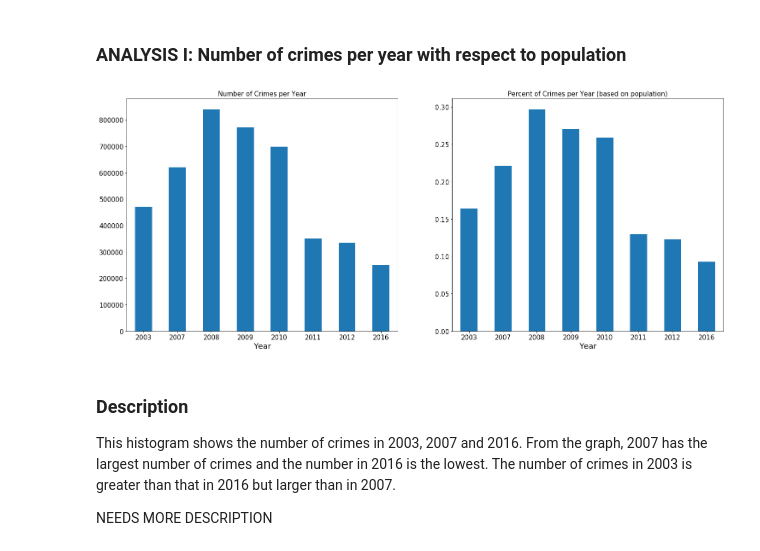
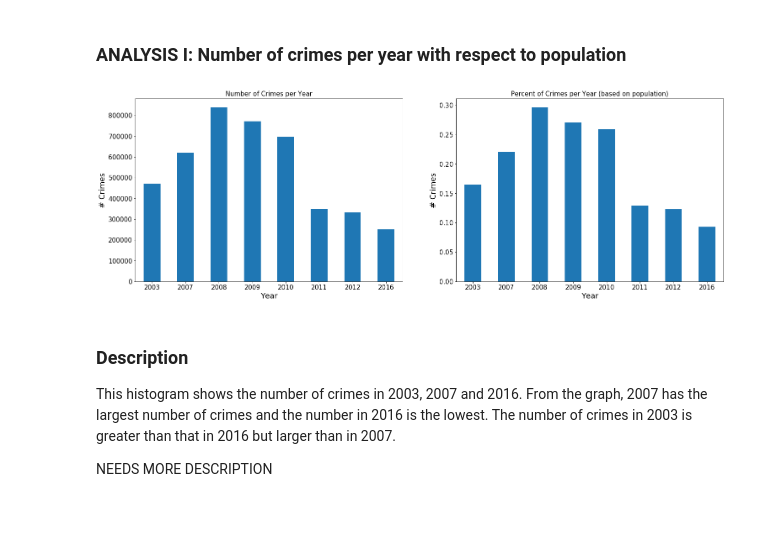
Before and after one commit to nschenone/Crime_Analysis_in_Chicago, a Jupyter notebook: COGS_108_Final_Project.ipynb, the cells around one changed output. Drawn from its saved outputs; the diff is of its cells as text; code cells hidden in the pictures; blank space fills up the shorter version.

Commit message:
Adding axes to graph

```diff
--- a/COGS_108_Final_Project.ipynb
+++ b/COGS_108_Final_Project.ipynb
@@ -50,6 +50,7 @@ import patsy
 import statsmodels.api as sm_
 import scipy
 import seaborn as sns
+
 # Plot settings
 SMALL_SIZE = 15
 MEDIUM_SIZE = 18
@@ -63,8 +64,8 @@ plt.rc('ytick', labelsize=SMALL_SIZE)    # fontsize of the tick labels
 plt.rc('legend', fontsize=SMALL_SIZE)    # legend fontsize
 plt.rc('figure', titlesize=BIGGER_SIZE)  # fontsize of the figure title
 
-#plt.rcParams['figure.figsize'] = (25, 10) #increase figure size
-plt.rcParams['figure.figsize'] = (40, 20)
+plt.rcParams.update({'font.size': 18}) # Set fontsize
+plt.rcParams['figure.figsize'] = (25, 8) # set figure size
 # %% [markdown]
 #### Load and format data
 # %%
@@ -278,32 +279,32 @@ Population data from: https://www.biggestuscities.com/city/chicago-illinois
 # %%
 # Build lists for dataframe of year vs num crimes
 years = []
 data_len = []
 for dataset in datasets_all:
     years.append(dataset.year)
     data_len.append(len(dataset))
 
 # Create dataframe
 df_num = pd.DataFrame({'Year': years,'Num Crimes': data_len}).set_index('Year')
 
 # Join with poulation data
 df_num = df_num.join(df_pop, how='outer')
 
 # Drop rows not in year dataset
 for index, row in df_num.iterrows():
     if index not in years:
         df_num.drop(index, inplace=True)
 
 # Calculate percent crime based on population
 df_num["Pct Crime"] = df_num["Num Crimes"] / df_num["Population"]
 
 # Plot
 fig, axs = plt.subplots(1,2)
 
-df_num["Num Crimes"].plot(kind='bar', rot=0, ax=axs[0], title="Number of Crimes per Year");
-df_num["Pct Crime"].plot(kind='bar', rot=0, ax=axs[1], title="Percent of Crimes per Year (based on population)");
+df_num["Num Crimes"].plot(kind='bar', rot=0, ax=axs[0], title="Number of Crimes per Year").set_ylabel("# Crimes");
+df_num["Pct Crime"].plot(kind='bar', rot=0, ax=axs[1], title="Percent of Crimes per Year (based on population)").set_ylabel("# Crimes");
 # %% [output]
-[figure, old version]
+[figure, new version]
 # %% [markdown]
 ### Description
 This histogram shows the number of crimes in 2003, 2007 and 2016. From the graph, 2007 has the largest number of crimes and the number in 2016 is the lowest. The number of crimes in 2003 is greater than that in 2016 but larger than in 2007.
```
Also changed, not shown: parts of 3 cells of this notebook, 1 other file.
